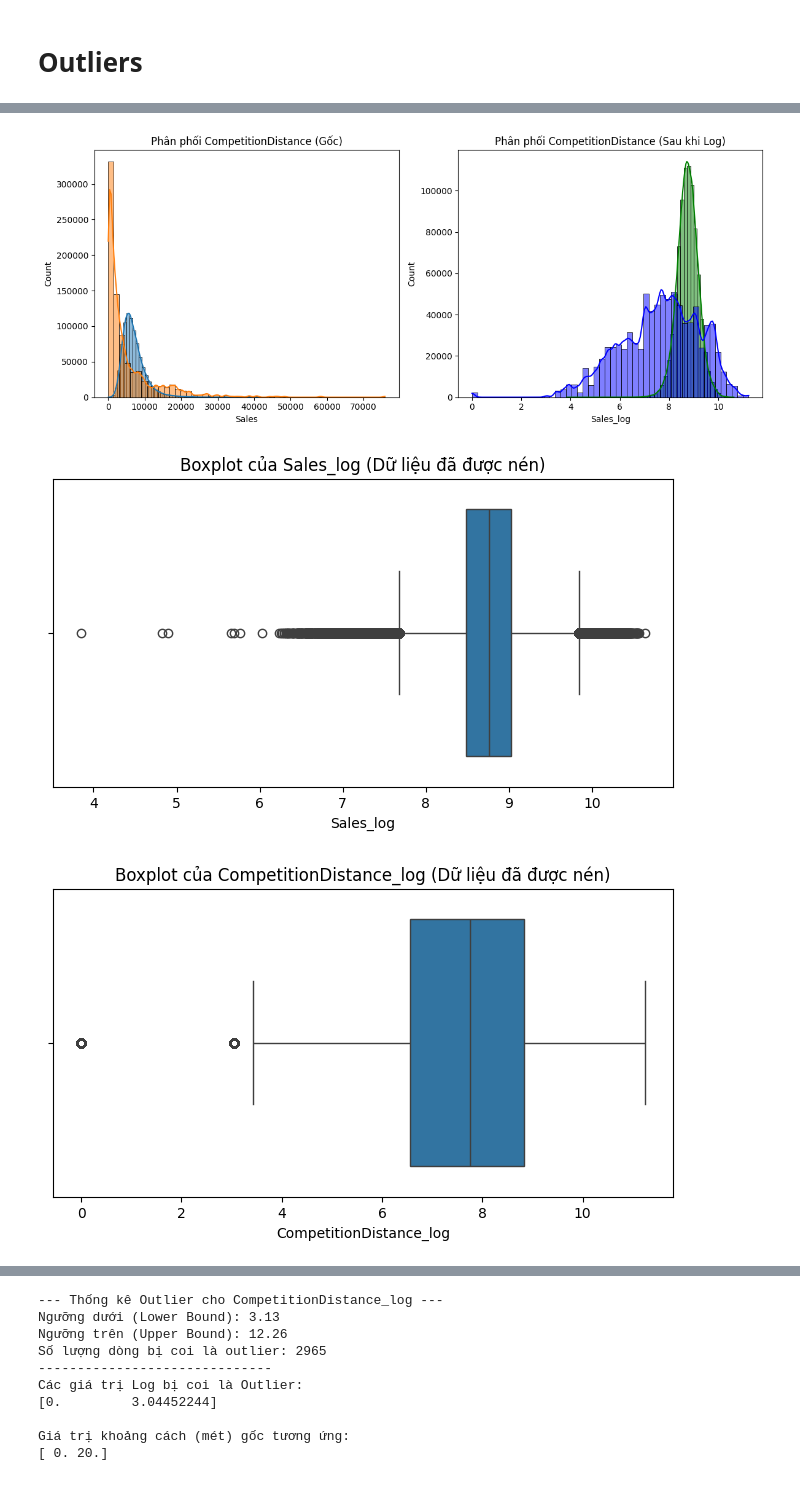
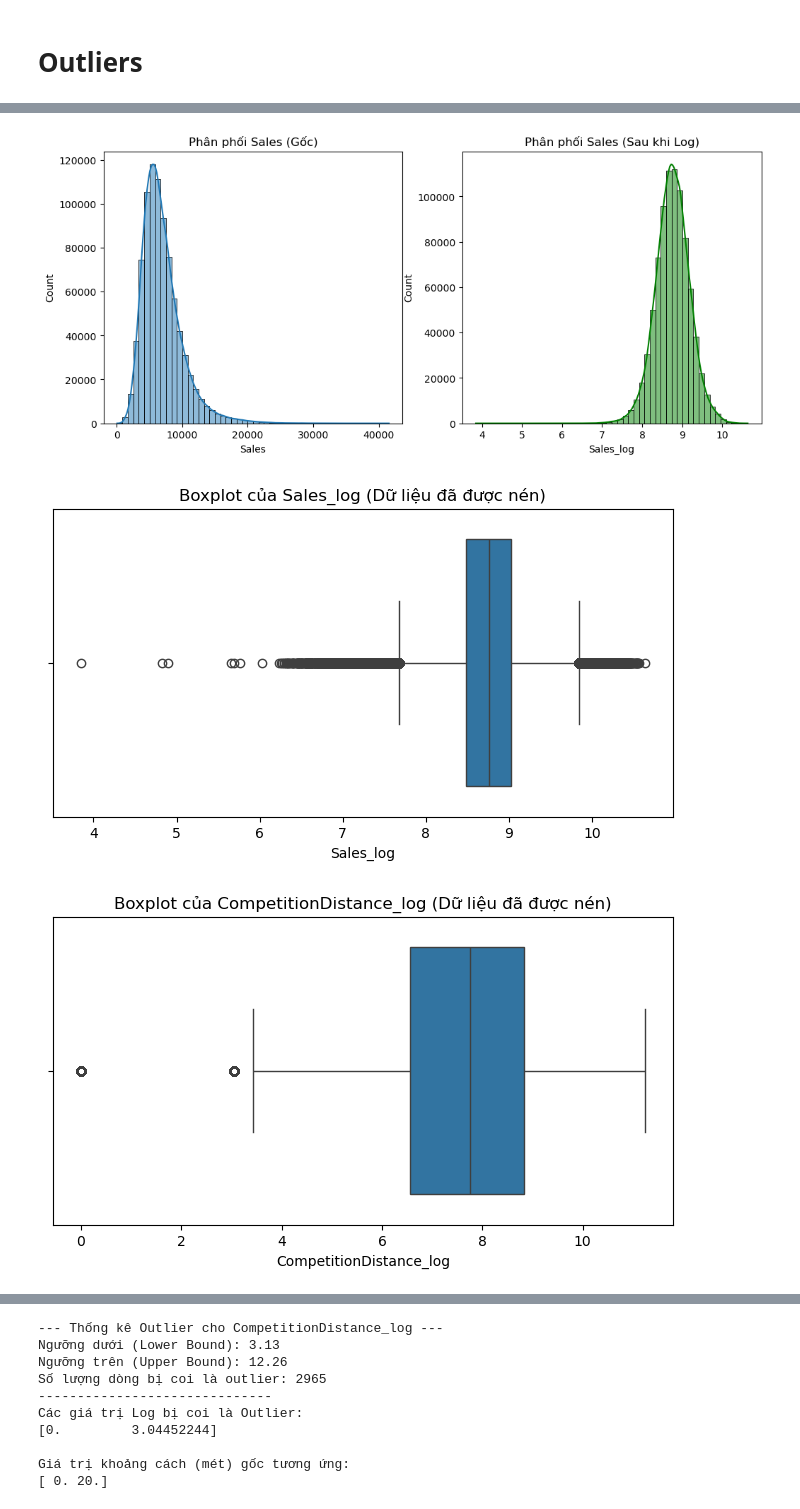
Before and after one commit to HoangPhuc-999/Machine_Learning_System_for_Sales_Forecasting_in_Rossmann_Retail_using_Historical_Sales_Data, a Jupyter notebook: notebooks/02.processing.ipynb, the cells around one changed output, grey strips where cells are left out. Saved outputs shown, nothing was run; the diff lists cells and outputs as text; code cells hidden in the pictures.

```diff
--- a/notebooks/02.processing.ipynb
+++ b/notebooks/02.processing.ipynb
@@ -339,40 +339,36 @@ import numpy as np
 
 # 2. Áp dụng Log Transformation (log1p = log(1+x) để tránh lỗi nếu có giá trị 0)
 train_merged['Sales_log'] = np.log1p(train_merged['Sales'])
 # 3. Kiểm tra lại sự thay đổi bằng biểu đồ
 plt.figure(figsize=(12, 5))
 
 # Biểu đồ trước khi Log
 plt.subplot(1, 2, 1)
 sns.histplot(train_merged['Sales'], kde=True, bins=50)
 plt.title('Phân phối Sales (Gốc)')
 
-plt.subplot(1, 2, 1)
-sns.histplot(train_merged['CompetitionDistance'], kde=True, bins=50)
-plt.title('Phân phối CompetitionDistance (Gốc)')
+# plt.subplot(1, 2, 1)
+# sns.histplot(train_merged['CompetitionDistance'], kde=True, bins=50)
+# plt.title('Phân phối CompetitionDistance (Gốc)')
 
 # Biểu đồ sau khi Log
 plt.subplot(1, 2, 2)
 sns.histplot(train_merged['Sales_log'], kde=True, bins=50, color='green')
 plt.title('Phân phối Sales (Sau khi Log)')
 
-plt.subplot(1, 2, 2)
-sns.histplot(train_merged['CompetitionDistance_log'], kde=True, bins=50, color='blue')
-plt.title('Phân phối CompetitionDistance (Sau khi Log)')
-plt.tight_layout()
 plt.show()
 
 # 4. Xem lại Boxplot để thấy Outlier đã được "thu phục" như thế nào
 plt.figure(figsize=(8, 4))
 sns.boxplot(x=train_merged['Sales_log'])
 plt.title('Boxplot của Sales_log (Dữ liệu đã được nén)')
 plt.show()
 
 plt.figure(figsize=(8, 4))
 sns.boxplot(x=train_merged['CompetitionDistance_log'])
 plt.title('Boxplot của CompetitionDistance_log (Dữ liệu đã được nén)')
 plt.show()
 # %% [output]
-[figure, old version]
+[figure, new version]
-[figure, old version]
+[figure, new version]
-[figure, old version]
+[figure, new version]
```
Also changed, not shown: parts of 4 cells of this notebook.
